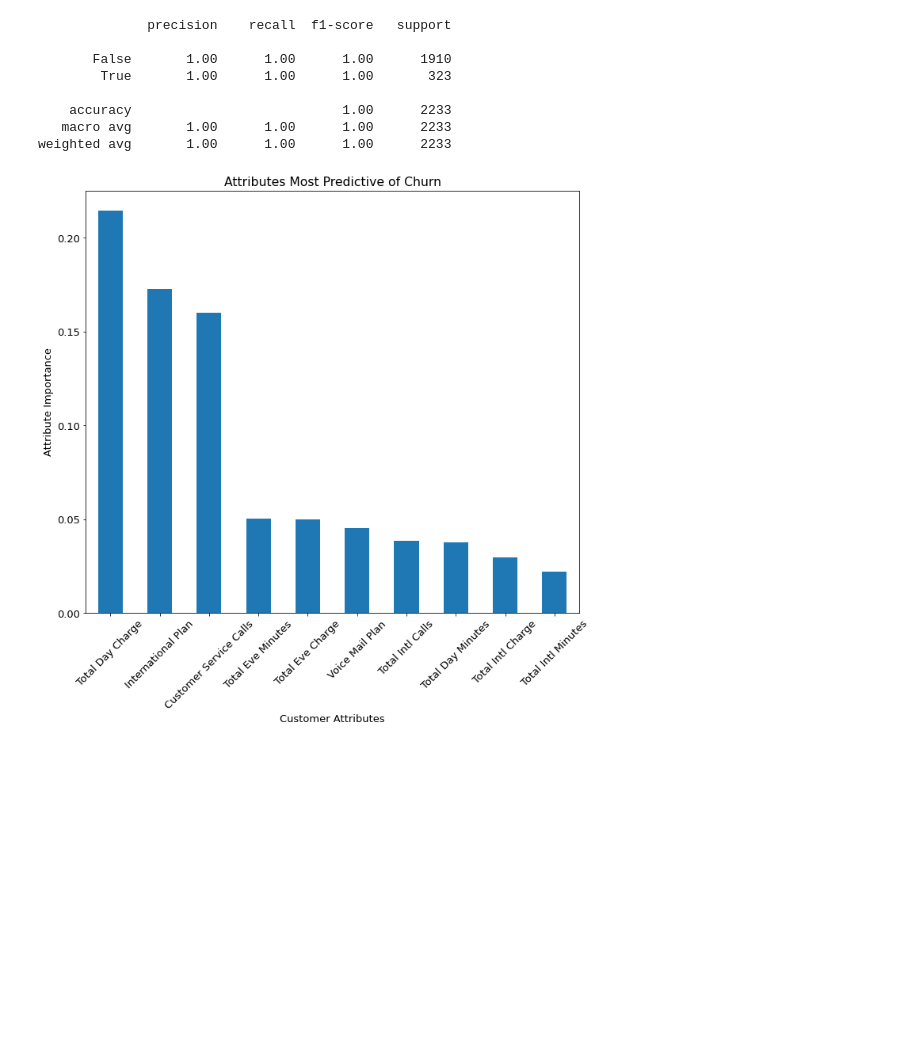
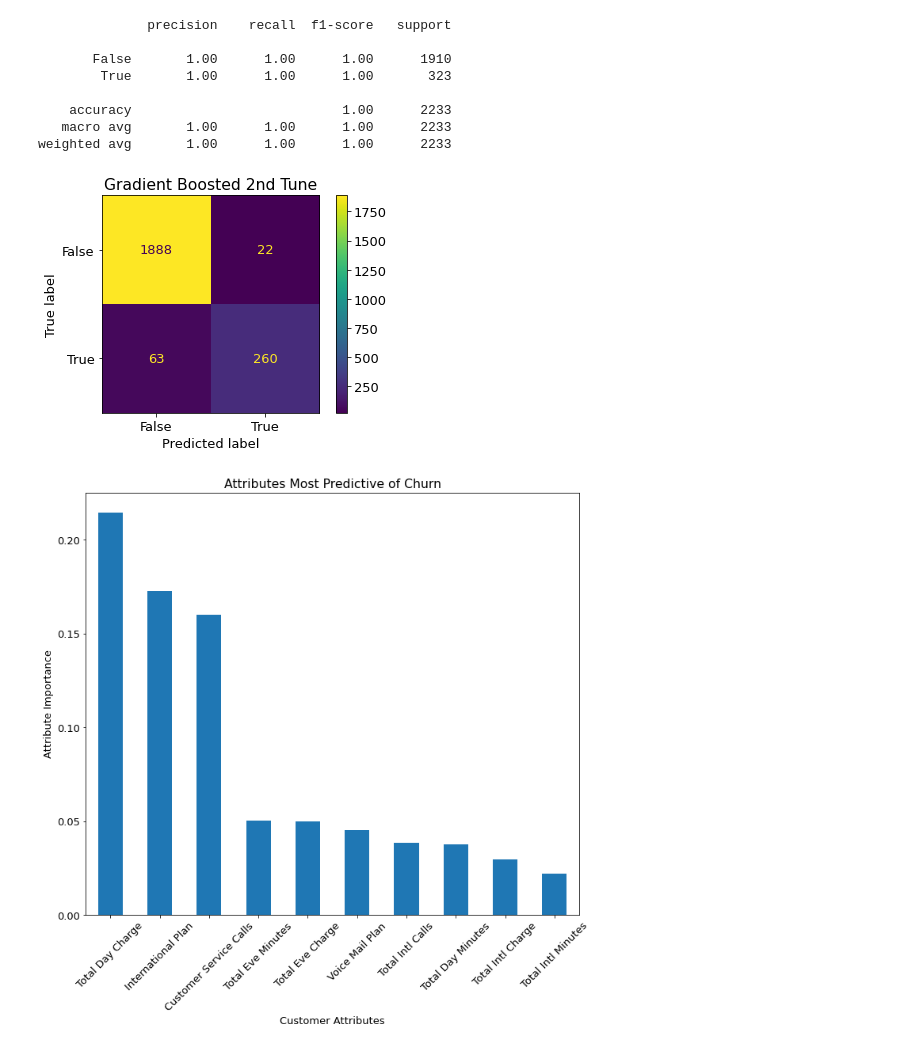
Before and after one commit to ThomasHChapman/P3-Classifer, a Jupyter notebook: SyriatelChurnNotebook.ipynb, the cells around one changed output. Cells and saved outputs as stored; diff of their text form; code cells hidden in the pictures; blank space fills up the shorter version.

```diff
--- a/SyriatelChurnNotebook.ipynb
+++ b/SyriatelChurnNotebook.ipynb
@@ -858,6 +896,13 @@ print(classification_report(y_train, gbc2_y_hat))
     accuracy                           1.00      2233
    macro avg       1.00      1.00      1.00      2233
 weighted avg       1.00      1.00      1.00      2233
+# %%
+# Plot & Review Confusion Matrix for the tuned Gradient Boosted Classifier
+plot_confusion_matrix(gbc_pipeline, X_train, y_train)
+title = 'Gradient Boosted 2nd Tune'
+plt.title(title);
+# %% [output]
+[figure, added]
 # %%
 # Plot the most important features.
 get_feature_importance(gbc_pipeline2, 'gbc', X_train, y_train)
```
Also changed, not shown: parts of 78 cells of this notebook.
